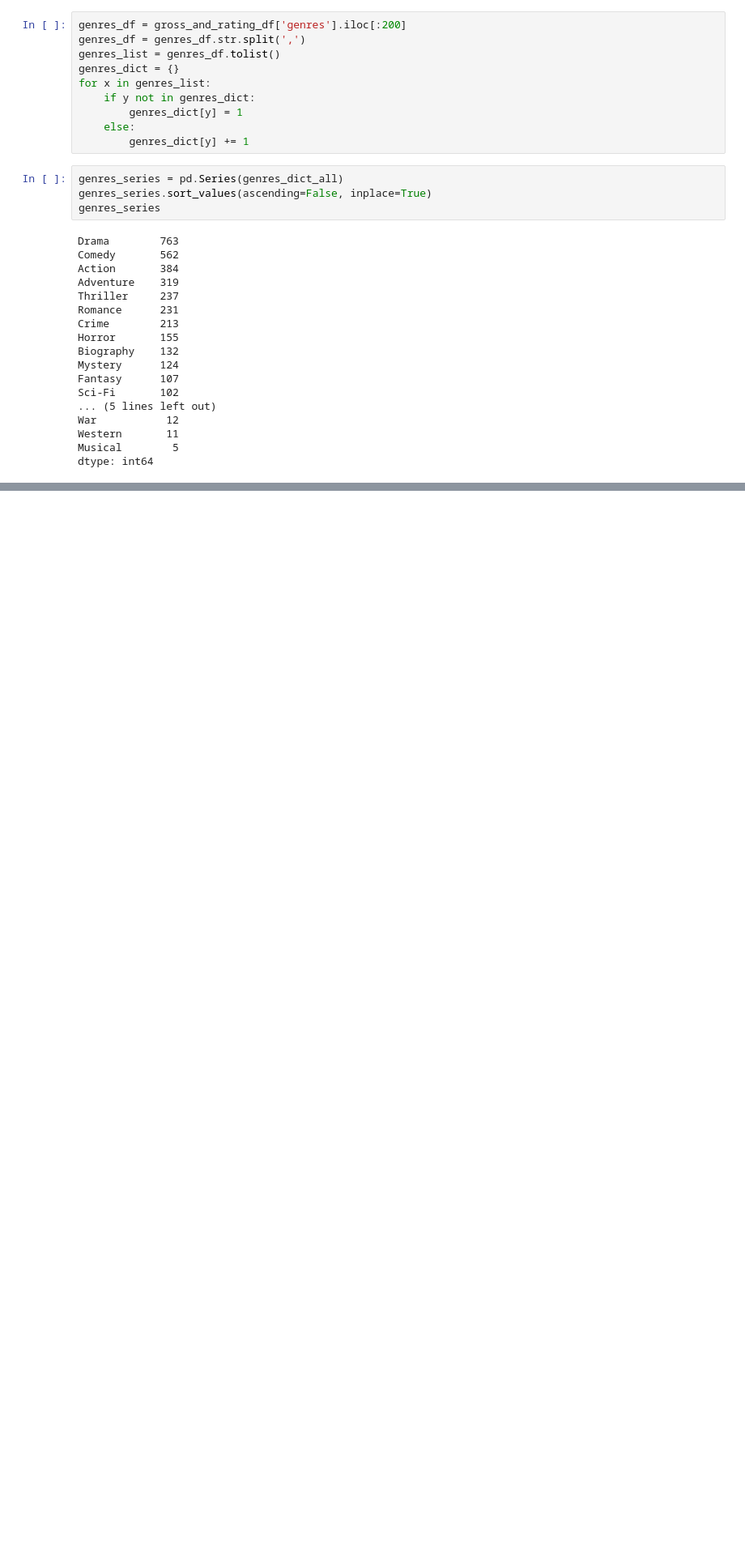
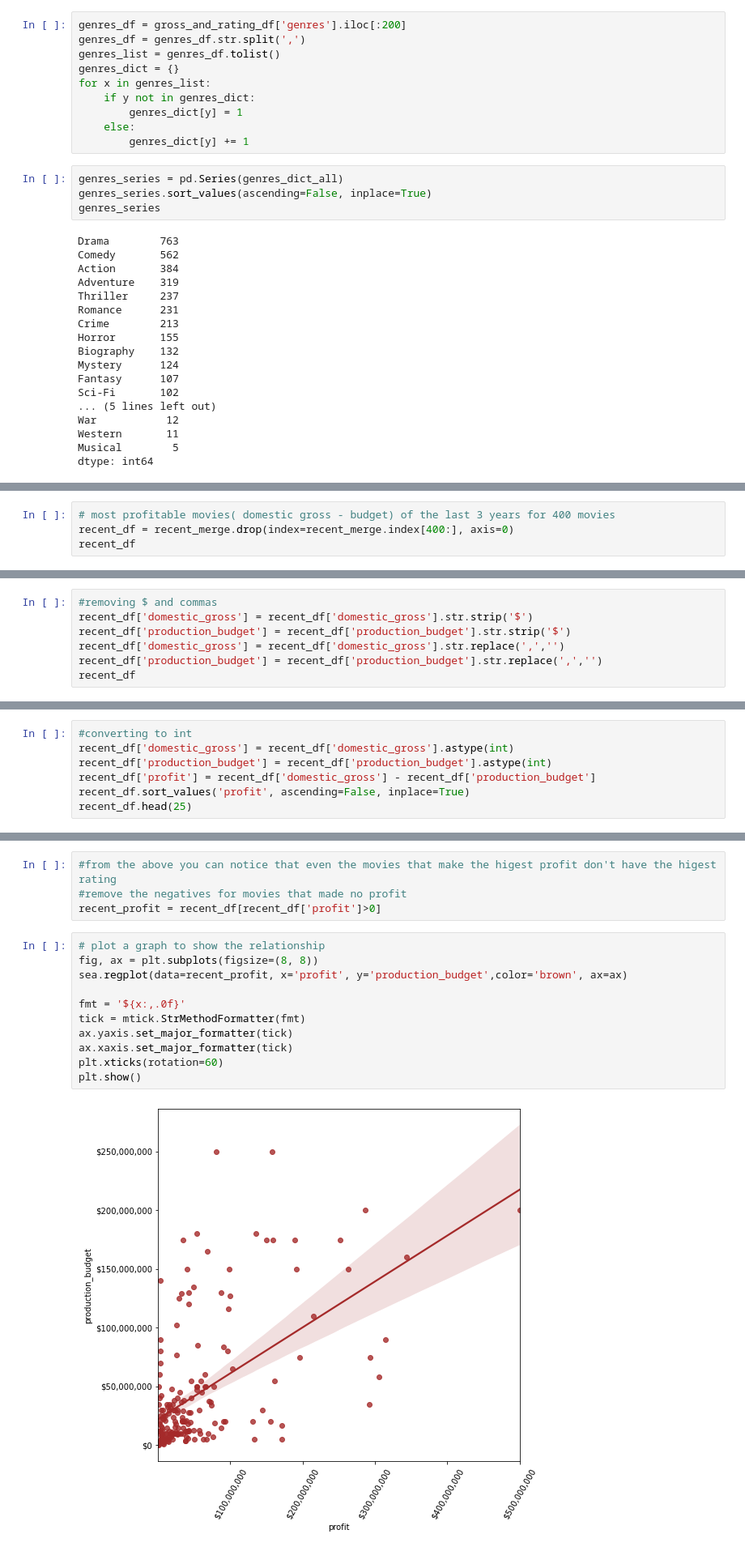
Before and after one commit to Meke254/Phase1-PROJECT, a Jupyter notebook: Project Notebook.ipynb, the cells around one changed output, grey strips where cells are left out. Shown: that part at 81% size. Saved outputs shown, nothing was run; the diff lists cells and outputs as text; blank space fills up the shorter version.

```diff
--- a/Project Notebook.ipynb
+++ b/Project Notebook.ipynb
@@ -318,0 +452,4 @@ dtype: int64
+# %%
+# most profitable movies( domestic gross - budget) of the last 3 years for 400 movies
+recent_df = recent_merge.drop(index=recent_merge.index[400:], axis=0)
+recent_df
@@ -318,0 +470,7 @@ dtype: int64
+# %%
+#removing $ and commas
+recent_df['domestic_gross'] = recent_df['domestic_gross'].str.strip('$')
+recent_df['production_budget'] = recent_df['production_budget'].str.strip('$')
+recent_df['domestic_gross'] = recent_df['domestic_gross'].str.replace(',','')
+recent_df['production_budget'] = recent_df['production_budget'].str.replace(',','')
+recent_df
@@ -318,0 +491,7 @@ dtype: int64
+# %%
+#converting to int
+recent_df['domestic_gross'] = recent_df['domestic_gross'].astype(int)
+recent_df['production_budget'] = recent_df['production_budget'].astype(int)
+recent_df['profit'] = recent_df['domestic_gross'] - recent_df['production_budget']
+recent_df.sort_values('profit', ascending=False, inplace=True)
+recent_df.head(25)
@@ -318,0 +516,17 @@ dtype: int64
+# %%
+#from the above you can notice that even the movies that make the higest profit don't have the higest rating
+#remove the negatives for movies that made no profit
+recent_profit = recent_df[recent_df['profit']>0]
+# %%
+# plot a graph to show the relationship
+fig, ax = plt.subplots(figsize=(8, 8))
+sea.regplot(data=recent_profit, x='profit', y='production_budget',color='brown', ax=ax)
+
+fmt = '${x:,.0f}'
+tick = mtick.StrMethodFormatter(fmt)
+ax.yaxis.set_major_formatter(tick)
+ax.xaxis.set_major_formatter(tick)
+plt.xticks(rotation=60)
+plt.show()
+# %% [output]
+[figure, added]
```
Also changed, not shown: parts of 21 cells of this notebook, 6 other files.
